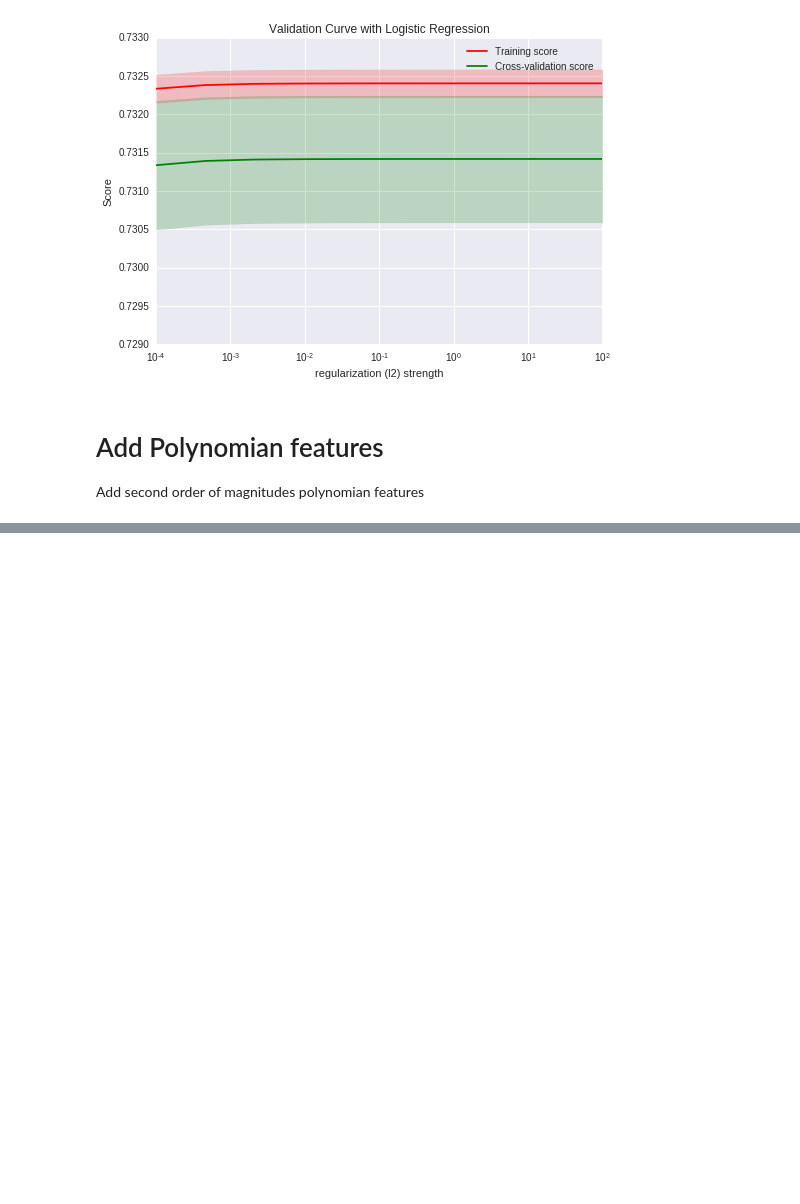
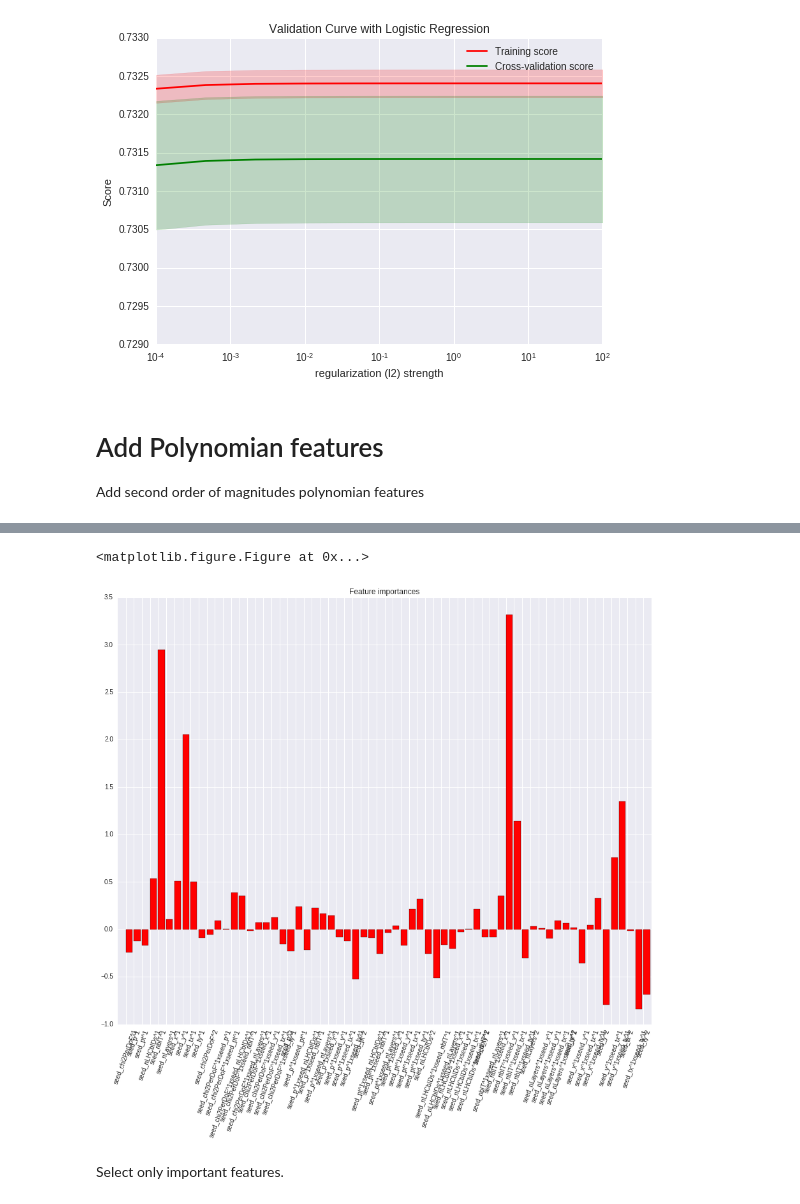
Before and after one commit to adendek/DownstreamTracking, a Jupyter notebook: SeedClasifier/Fisher.ipynb, the cells around one changed output, grey strips where cells are left out. Cells and saved outputs as stored; diff of their text form; code cells hidden in the pictures; blank space fills up the shorter version.

```diff
--- a/SeedClasifier/Fisher.ipynb
+++ b/SeedClasifier/Fisher.ipynb
@@ -366,0 +350,3 @@ print "Accuracy: %0.5f (+/- %0.5f)"%(scores.mean(), scores.std())
+# %%
+scaled_trainX, scaled_testX, scaled_trainY, scaled_testY = train_test_split(features, target, random_state=42,train_size=0.9 )
+clf_polynomian.fit(scaled_trainX, scaled_trainY)
@@ -366,0 +417,25 @@ print "Accuracy: %0.5f (+/- %0.5f)"%(scores.mean(), scores.std())
+# %%
+def print_feature_importance(model, features_names):
+    importances = model.coef_.ravel()
+    #indices = numpy.argsort(np.abs(importances))[::-1].ravel()
+    # Print the feature ranking
+    print("Feature ranking:")
+
+    for f in range(len(features_names)):
+        print("%d. feature %s (%f)" % (f + 1, features_names[f], importances[f]))
+
+    # Plot the feature importances of the forest
+    plt.figure()
+    f, ax = plt.subplots(figsize=(15, 12))
+    plt.title("Feature importances")
+    plt.bar(range(len(features_names)), importances, color="r")
+    plt.xticks(range(len(features_names)), features_names, rotation=70)
+    plt.xlim([-1, len(features_names) ])
+    plt.show()
+# %%
+print_feature_importance(clf_polynomian.named_steps["classification"], target_feature_names)
+# %% [output]
+<matplotlib.figure.Figure at 0x...>
+[figure, added]
+# %% [markdown]
+Select only important features.
```
Also changed, not shown: parts of 28 cells of this notebook.
